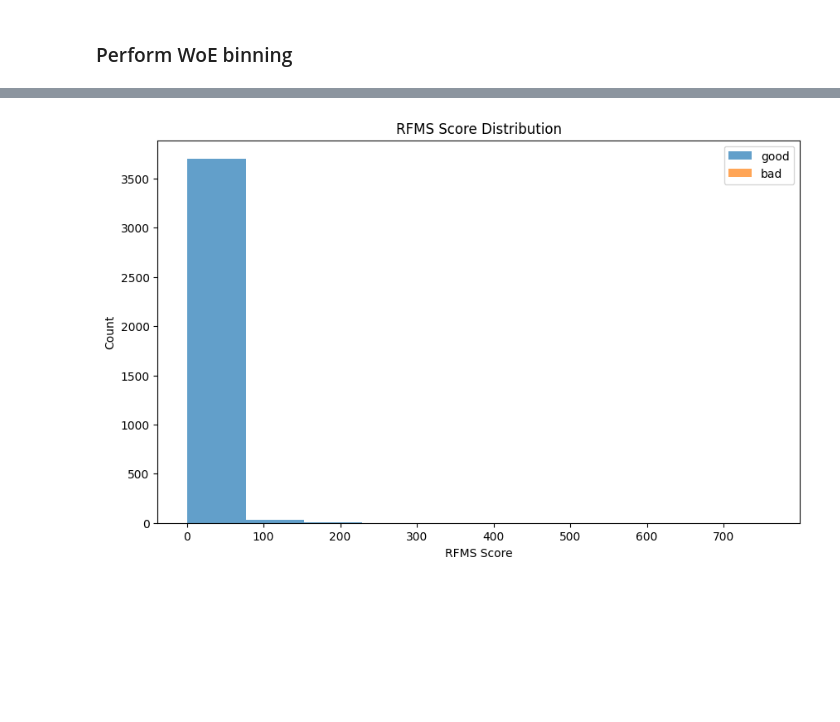
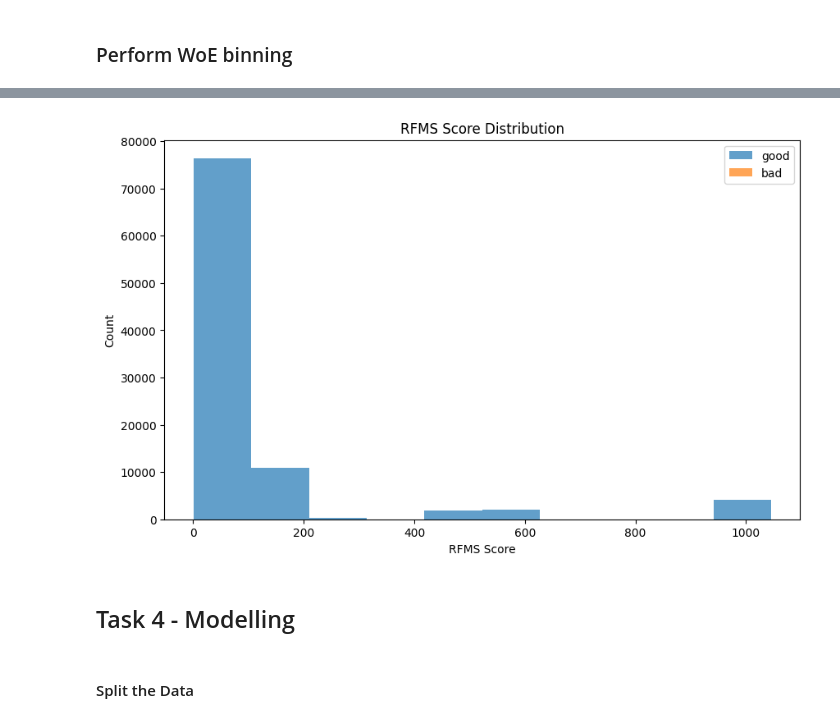
Before and after one commit to amsalugetasew/10_Academy_AI_Mastery_kifiya_Week_6, a Jupyter notebook: Notebooks/main.ipynb, the cells around one changed output, grey strips where cells are left out. Cells and saved outputs as stored; diff of their text form; code cells hidden in the pictures; blank space fills up the shorter version.

```diff
--- a/Notebooks/main.ipynb
+++ b/Notebooks/main.ipynb
@@ -282,4 +343,4 @@ cs = CreditScoring(df)
 ### Calculate RFMS scores
 # %%
 # Calculate RFMS scores
-rfms_scores = cs.calculate_rfms_score()
+rfms_scores = cs.calculate_rfms_score(df)
@@ -294,3 +347,5 @@ np.float64(8.999875830481992)
+# %%
+df = rfms_scores
 # %%
 rfms_scores.sort_values(by = 'No_Subscription', ascending=False)
 # %% [output]
@@ -313,7 +367,7 @@ rfms_scores.sort_values(by = 'No_Subscription', ascending=False)
 # %%
 #  Classify users into good/bad
 threshold = 0.5  # threshold
-classified_users = cs.classify_good_bad(threshold)
+classified_users = cs.classify_good_bad(df,threshold)
 # %%
 classified_users
 # %% [output]
@@ -335,7 +388,7 @@ classified_users
 ### Perform WoE binning
 # %%
 # Perform WoE binning
-woe_results = cs.perform_woe_binning(variable='Amount')
+df, woe_results = cs.perform_woe_binning(classified_users, variable='Amount')
 # %%
 woe_results
 # %% [output]
@@ -348,5 +417,9 @@ woe_results
 # %%
 # Visualize RFMS distribution
-cs.plot_rfms_distribution()
+plot.plot_rfms_distribution(df)
 # %% [output]
-[figure, old version]
+[figure, new version]
+# %% [markdown]
+## Task 4 - Modelling
+# %% [markdown]
+#### Split the Data
```
Also changed, not shown: parts of 43 cells of this notebook, 4 other files.
